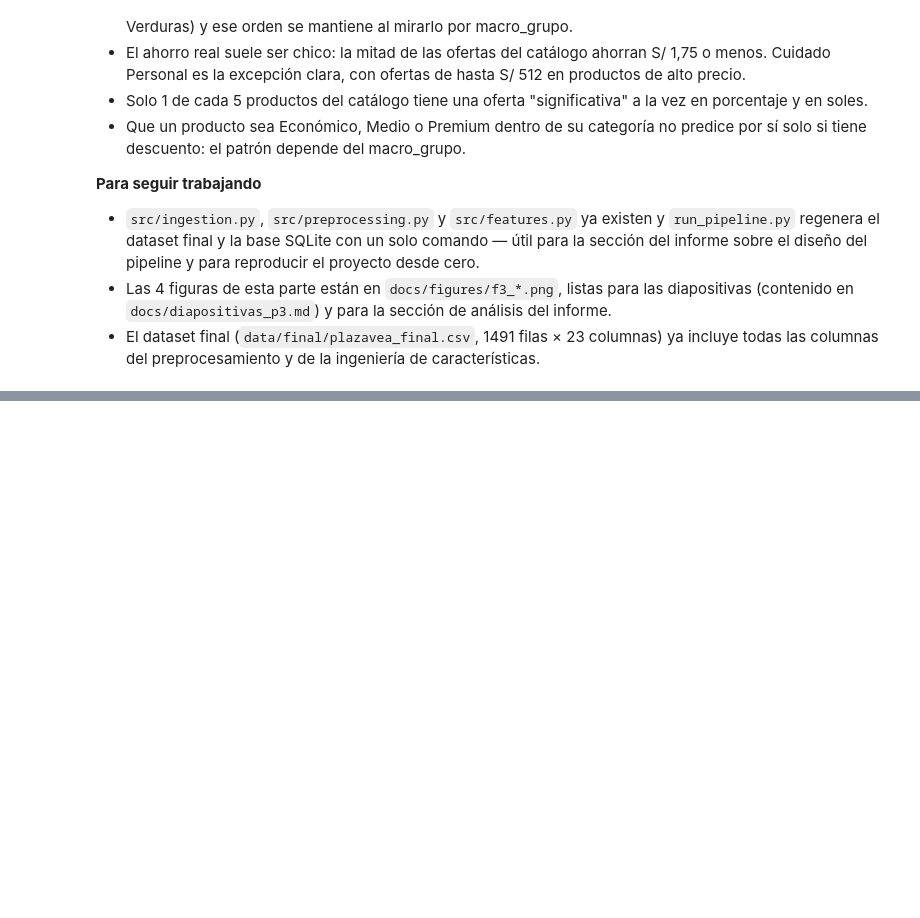
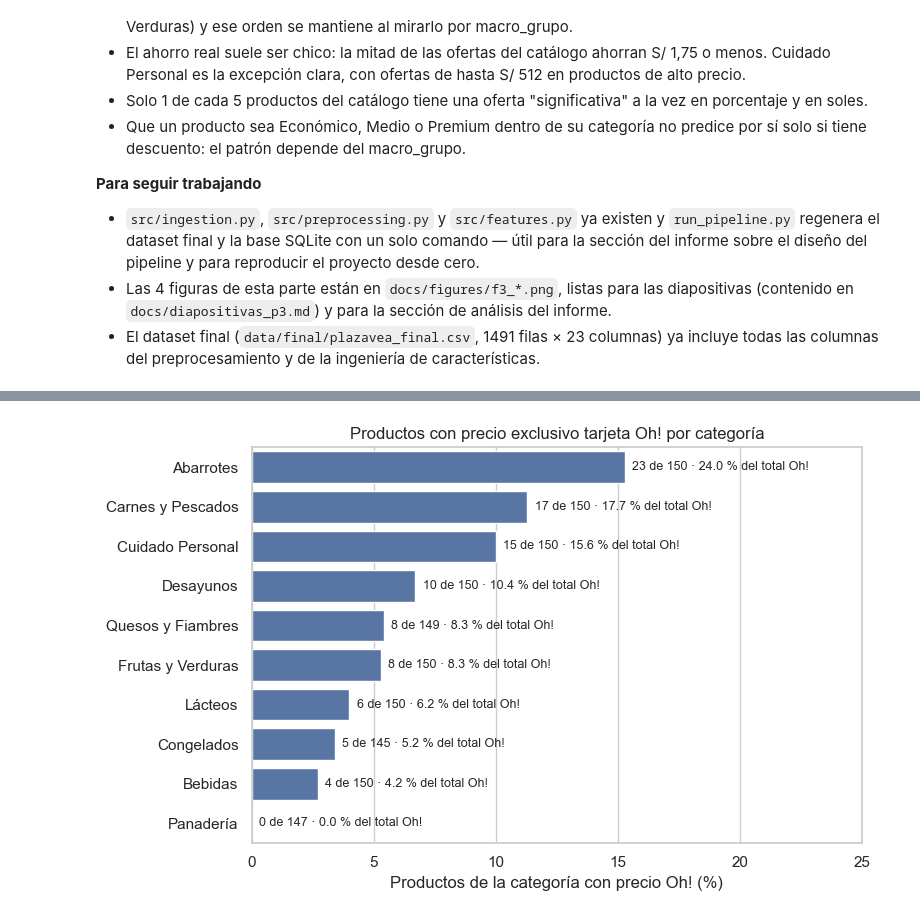
Before and after one commit to DnCuadros23/Proyecto-ACD, a Jupyter notebook: notebooks/Proyecto_Final.ipynb, the cells around one changed output, grey strips where cells are left out. Saved outputs shown, nothing was run; the diff lists cells and outputs as text; code cells hidden in the pictures; blank space fills up the shorter version.

```diff
--- a/notebooks/Proyecto_Final.ipynb
+++ b/notebooks/Proyecto_Final.ipynb
@@ -950,0 +1175,11 @@ dataset final: (1491, 23) | columnas: ['id_producto', 'nombre', 'marca', 'catego
+# %%
+oh_categoria = concentracion_oh(df, "categoria")
+oh_macro = concentracion_oh(df, "macro_grupo")
+print(f"productos con precio Oh!: {int(df['tiene_precio_oh'].sum())} de {len(df)} ({df['tiene_precio_oh'].mean() * 100:.1f} %)")
+print()
+print(oh_categoria)
+print()
+print(oh_macro)
+
+top3 = oh_categoria.sort_values("participacion_pct", ascending=False).head(3)
+print(f"\nlas 3 categorías con más precios Oh! concentran el {top3['participacion_pct'].sum():.1f} % del total")
@@ -950,0 +1204,17 @@ dataset final: (1491, 23) | columnas: ['id_producto', 'nombre', 'marca', 'catego
+# %%
+fig, ax = plt.subplots(figsize=(8, 5))
+orden = oh_categoria.index
+sns.barplot(x=oh_categoria["tasa_oh_pct"], y=orden, order=orden, ax=ax, color=AZUL)
+for i, (cat, fila) in enumerate(oh_categoria.iterrows()):
+    ax.text(fila["tasa_oh_pct"] + 0.3, i,
+            f"{int(fila['con_oh'])} de {int(fila['n'])} · {fila['participacion_pct']:.1f} % del total Oh!",
+            va="center", fontsize=9)
+ax.set_title("Productos con precio exclusivo tarjeta Oh! por categoría")
+ax.set_xlabel("Productos de la categoría con precio Oh! (%)")
+ax.set_ylabel("")
+ax.set_xlim(0, 25)
+plt.tight_layout()
+plt.savefig(FIGURAS / "f4_tasa_oh_categoria.png", dpi=120, bbox_inches="tight")
+plt.show()
+# %% [output]
+[figure, added]
```
Also changed, not shown: parts of 22 cells of this notebook, 7 other files.
